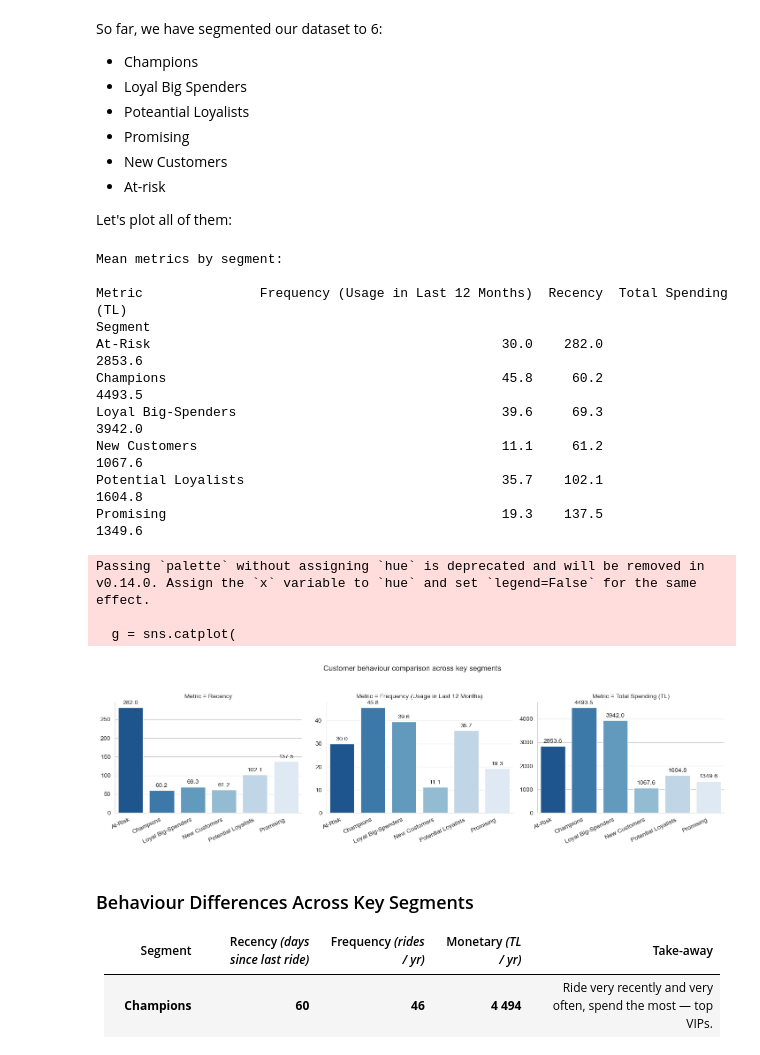
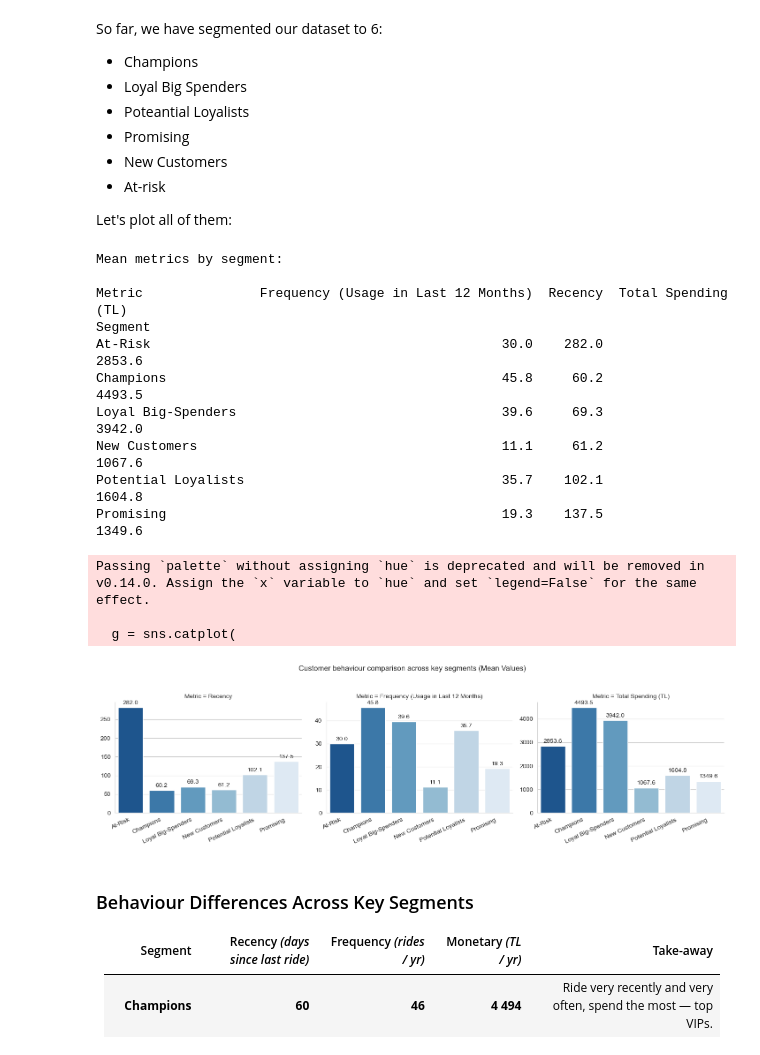
Before and after one commit to rodyonraskolnikov/rfm-segmentation-retention-analysis, a Jupyter notebook: bitaksi_rfm.ipynb, the cells around one changed output. Cells and saved outputs as stored; diff of their text form; code cells hidden in the pictures.

Commit message:
fixed suptitle

```diff
--- a/bitaksi_rfm.ipynb
+++ b/bitaksi_rfm.ipynb
@@ -713,35 +713,35 @@ g = sns.catplot(
     sharey=False,
     height=4, aspect=1.2
 )
 
-g.fig.suptitle('Customer behaviour comparison across key segments', y=1.05)
+g.fig.suptitle('Customer behaviour comparison across key segments (Mean Values)', y=1.05)
 
 for ax in g.axes.flat:
     ax.set_xticklabels(ax.get_xticklabels(), rotation=25, ha='right')
 
     for bars in ax.containers:
         ax.bar_label(bars, fmt='%.1f', padding=3)
 
     ax.set_xlabel('')
     ax.set_ylabel('')
 
 plt.tight_layout()
 plt.show()
 # %% [output]
 Mean metrics by segment:
 
 Metric               Frequency (Usage in Last 12 Months)  Recency  Total Spending (TL)
 Segment
 At-Risk                                             30.0    282.0               2853.6
 Champions                                           45.8     60.2               4493.5
 Loyal Big-Spenders                                  39.6     69.3               3942.0
 New Customers                                       11.1     61.2               1067.6
 Potential Loyalists                                 35.7    102.1               1604.8
 Promising                                           19.3    137.5               1349.6
 Passing `palette` without assigning `hue` is deprecated and will be removed in v0.14.0. Assign the `x` variable to `hue` and set `legend=False` for the same effect.
 
   g = sns.catplot(
-[figure, old version]
+[figure, new version]
 # %% [markdown]
 ### Behaviour Differences Across Key Segments
 
```
